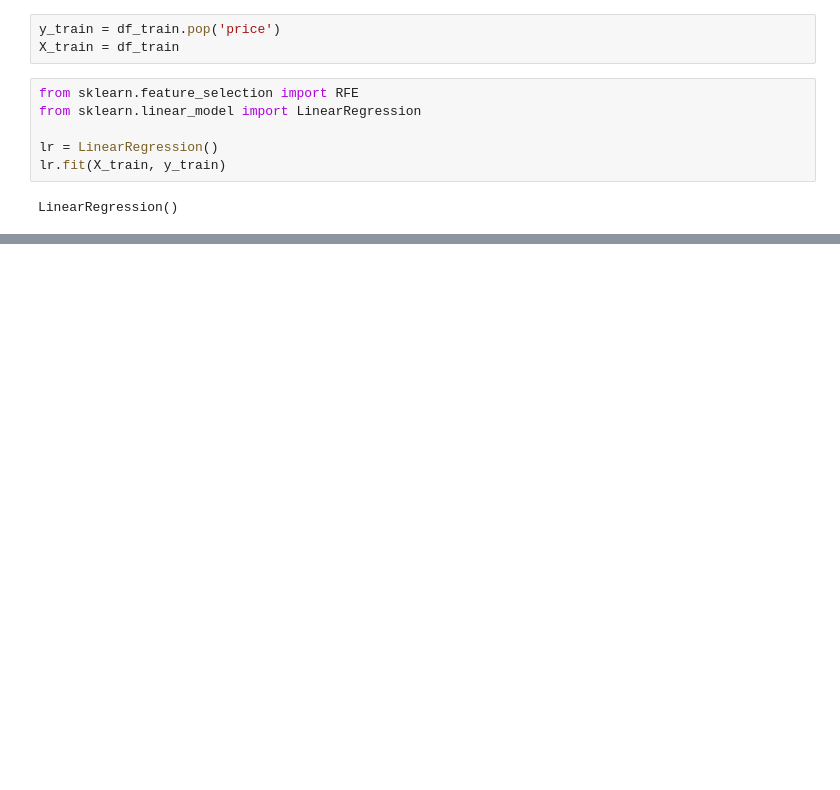
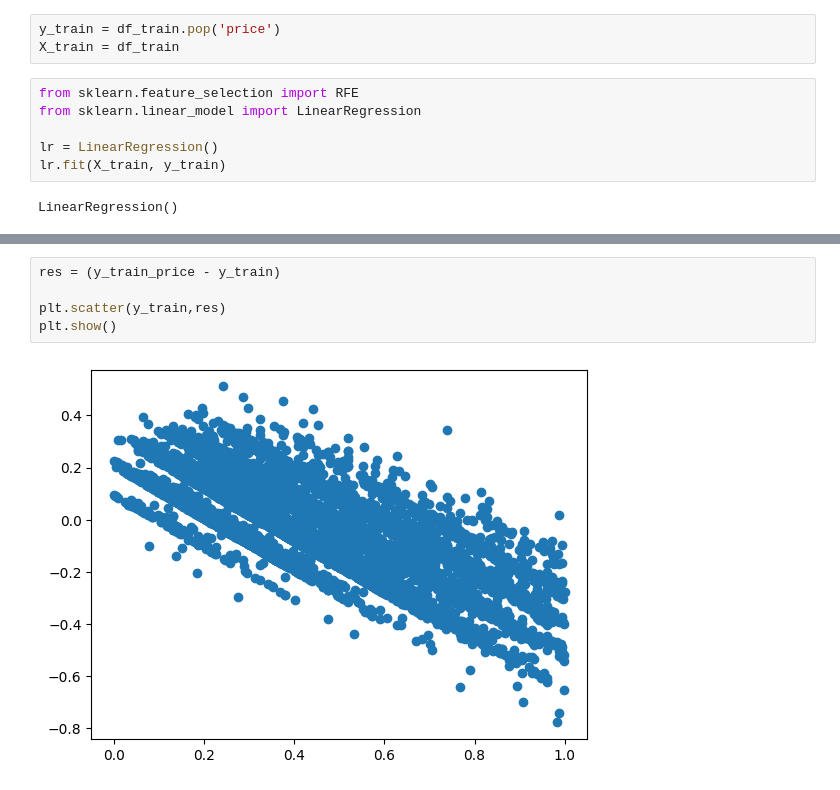
Before and after one commit to elliotb01/linear-regression-machine-learning, a Jupyter notebook: LinearRegression.ipynb, the cells around one changed output, grey strips where cells are left out. Drawn from its saved outputs; the diff is of its cells as text; blank space fills up the shorter version.

```diff
--- a/LinearRegression.ipynb
+++ b/LinearRegression.ipynb
@@ -159,0 +238,7 @@ LinearRegression()
+# %%
+res = (y_train_price - y_train)
+
+plt.scatter(y_train,res)
+plt.show()
+# %% [output]
+[figure, added]
```
Also changed, not shown: parts of 10 cells of this notebook.
